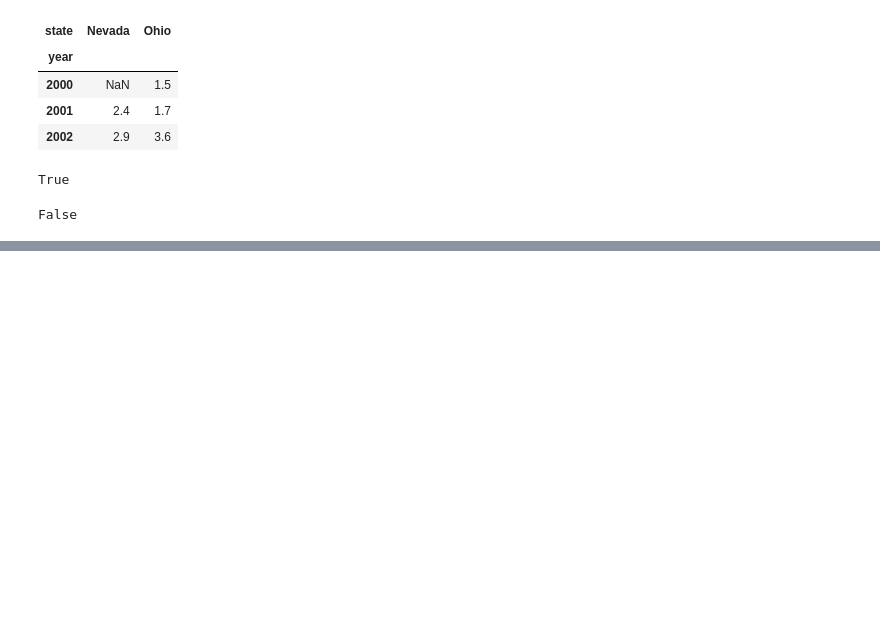
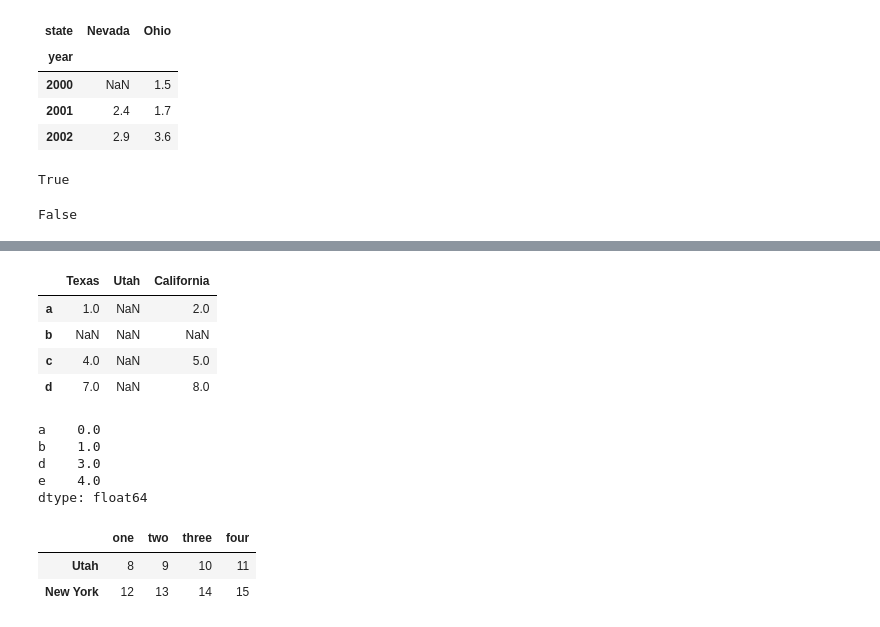
Before and after one commit to 10-m/langs, a Jupyter notebook: python/books/python_for_data_analysis/chapter5_Pandas.ipynb, the cells around one changed output, grey strips where cells are left out. Saved outputs shown, nothing was run; the diff lists cells and outputs as text; code cells hidden in the pictures; blank space fills up the shorter version.

```diff
--- a/python/books/python_for_data_analysis/chapter5_Pandas.ipynb
+++ b/python/books/python_for_data_analysis/chapter5_Pandas.ipynb
@@ -335,0 +415,27 @@ False
+# %%
+frame.ix[['a', 'b', 'c', 'd'], states]
+# %% [output]
+|  | Texas | Utah | California |
+| a | 1.0 | NaN | 2.0 |
+| b | NaN | NaN | NaN |
+| c | 4.0 | NaN | 5.0 |
+| d | 7.0 | NaN | 8.0 |
+# %%
+obj = Series(np.arange(5.), index=['a', 'b', 'c', 'd', 'e'])
+new_obj = obj.drop('c')
+new_obj
+# %% [output]
+a    0.0
+b    1.0
+d    3.0
+e    4.0
+dtype: float64
+# %%
+data = DataFrame(np.arange(16).reshape((4, 4)),
+                 index=['Ohio', 'Colorado', 'Utah', 'New York'],
+                 columns=['one', 'two', 'three', 'four'])
+data.drop(['Colorado', 'Ohio'])
+# %% [output]
+|  | one | two | three | four |
+| Utah | 8 | 9 | 10 | 11 |
+| New York | 12 | 13 | 14 | 15 |
```
Also changed, not shown: parts of 11 cells of this notebook, 10 other files.
